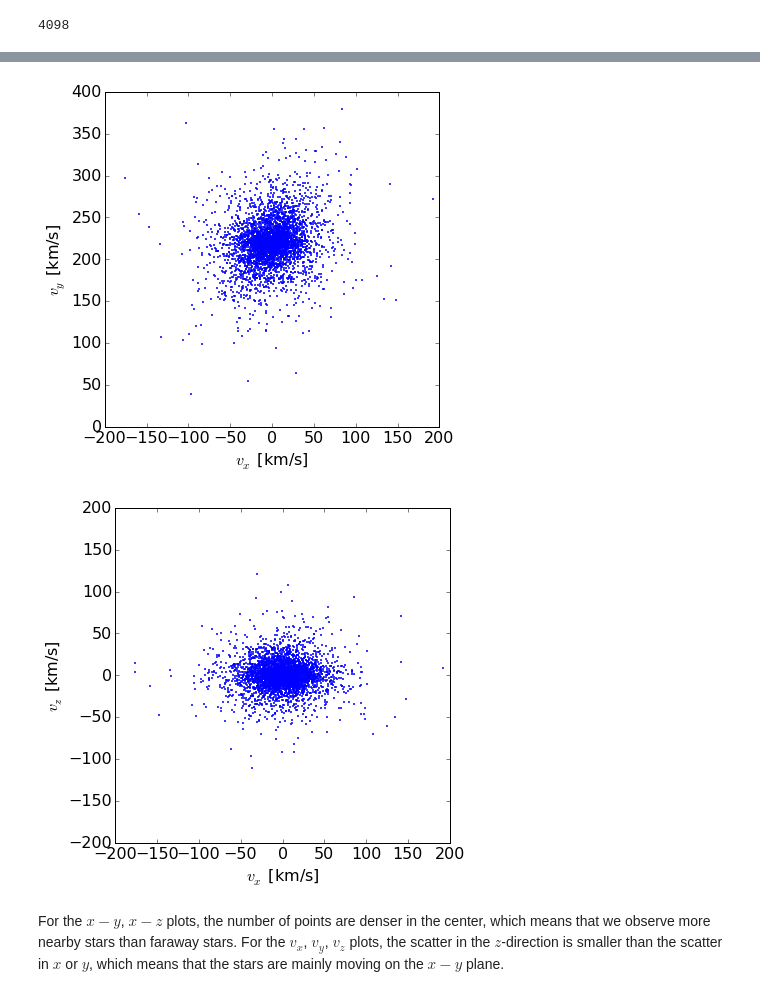
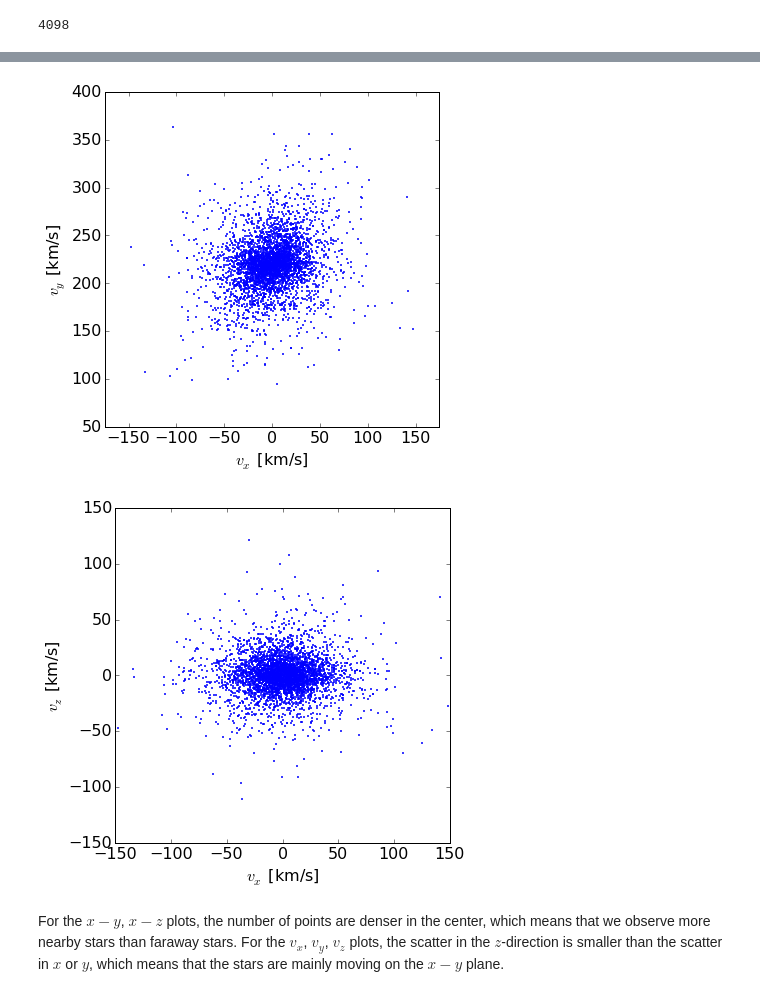
Before and after one commit to chenjj2/G6003-HW, a Jupyter notebook: project 2.ipynb, the cells around one changed output, grey strips where cells are left out. Cells and saved outputs as stored; diff of their text form; code cells hidden in the pictures.

```diff
--- a/project 2.ipynb
+++ b/project 2.ipynb
@@ -164,3 +165,14 @@ xul, yul = vl*np.sin(l), -vl*np.cos(l)
 xub, yub, zub = vb*np.sin(b)*np.cos(l), vb*np.sin(b)*np.cos(l), vb*np.cos(b)
 vx_sun, vy_sun, vz_sun = 0, v_sun, 0
 vx, vy, vz = vx_sun+xul+xub, vy_sun+yul+yub, vz_sun+zub
+# %%
+i = (abs(vx)<150.) & (abs(vy-220)<150.) & (abs(vz)<150.) & (abs(y)<0.1)
+
+hid, l, b, pi, mul, mub, err_pi, err_mul, err_mub, Vmag, BminusV, flag, rv, err_rv = \
+hid[i], l[i], b[i], pi[i], mul[i], mub[i], err_pi[i], err_mul[i], err_mub[i], Vmag[i], BminusV[i], flag[i], rv[i], err_rv[i]
+
+dist,vl,vb, err_vl,err_vb, x,y,z, xul,yul, xub,yub,zub, vx,vy,vz = \
+dist[i],vl[i],vb[i], err_vl[i],err_vb[i], x[i],y[i],z[i], xul[i],yul[i], xub[i],yub[i],zub[i], vx[i],vy[i],vz[i]
+
+# number left
+print np.size(hid) # still not 3880...
@@ -182,23 +196,23 @@ plt.xlabel('x [kpc]'); plt.ylabel('z [kpc]')
 # %%
 # plot
 plt.figure(figsize=(6,6))
 plt.plot(vx,vy,'.',rasterized=True,markersize=3)
 plt.axis('equal')
 plt.xlabel(r'$v_x$ [km/s]'); plt.ylabel(r'$v_y$ [km/s]')
-plt.xlim([-200,200]); plt.ylim([0,400])
+#plt.xlim([-200,200]); plt.ylim([0,400])
 
 plt.figure(figsize=(6,6))
 plt.plot(vx,vz,'.',rasterized=True,markersize=3)
 plt.axis('equal')
 plt.xlabel(r'$v_x$ [km/s]'); plt.ylabel(r'$v_z$ [km/s]')
-plt.xlim([-200,200]); plt.ylim([-200,200])
+#plt.xlim([-200,200]); plt.ylim([-200,200])
 
 # Schonrich & Binney (2010)
 # why use them?f
 U_sun, V_sun, W_sun = 11.1, 12.24, 7.25 # km/s
 # %% [output]
-[figure, old version]
+[figure, new version]
-[figure, old version]
+[figure, new version]
 # %% [markdown]
 For the $x-y$, $x-z$ plots, the number of points are denser in the center, which means that we observe more nearby stars than faraway stars. For the $v_x$, $v_y$, $v_z$ plots, the scatter in the $z$-direction is smaller than the scatter in $x$ or $y$, which means that the stars are mainly moving on the $x-y$ plane.
 # %% [markdown]
```
Also changed, not shown: parts of 14 cells of this notebook.
